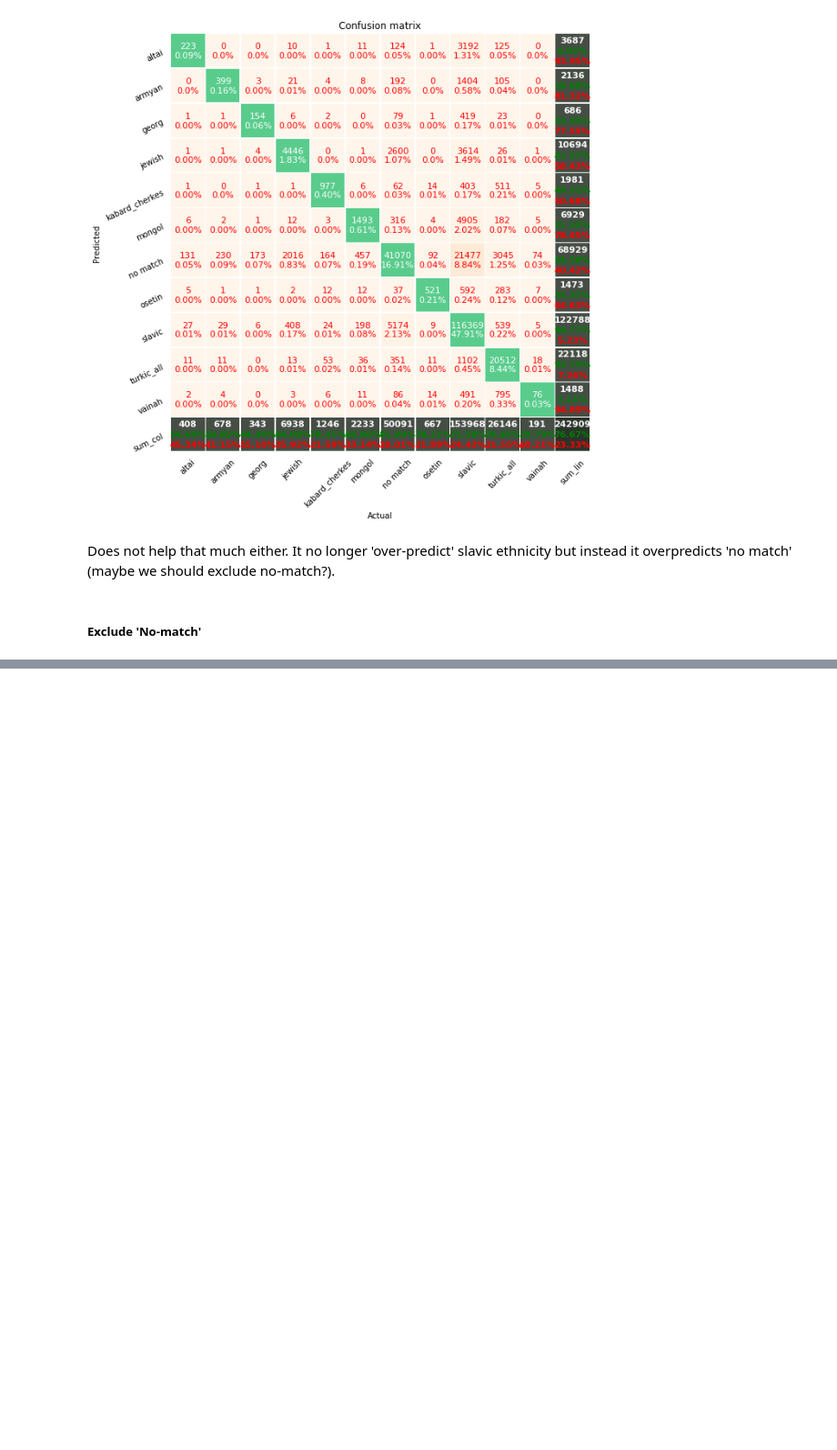
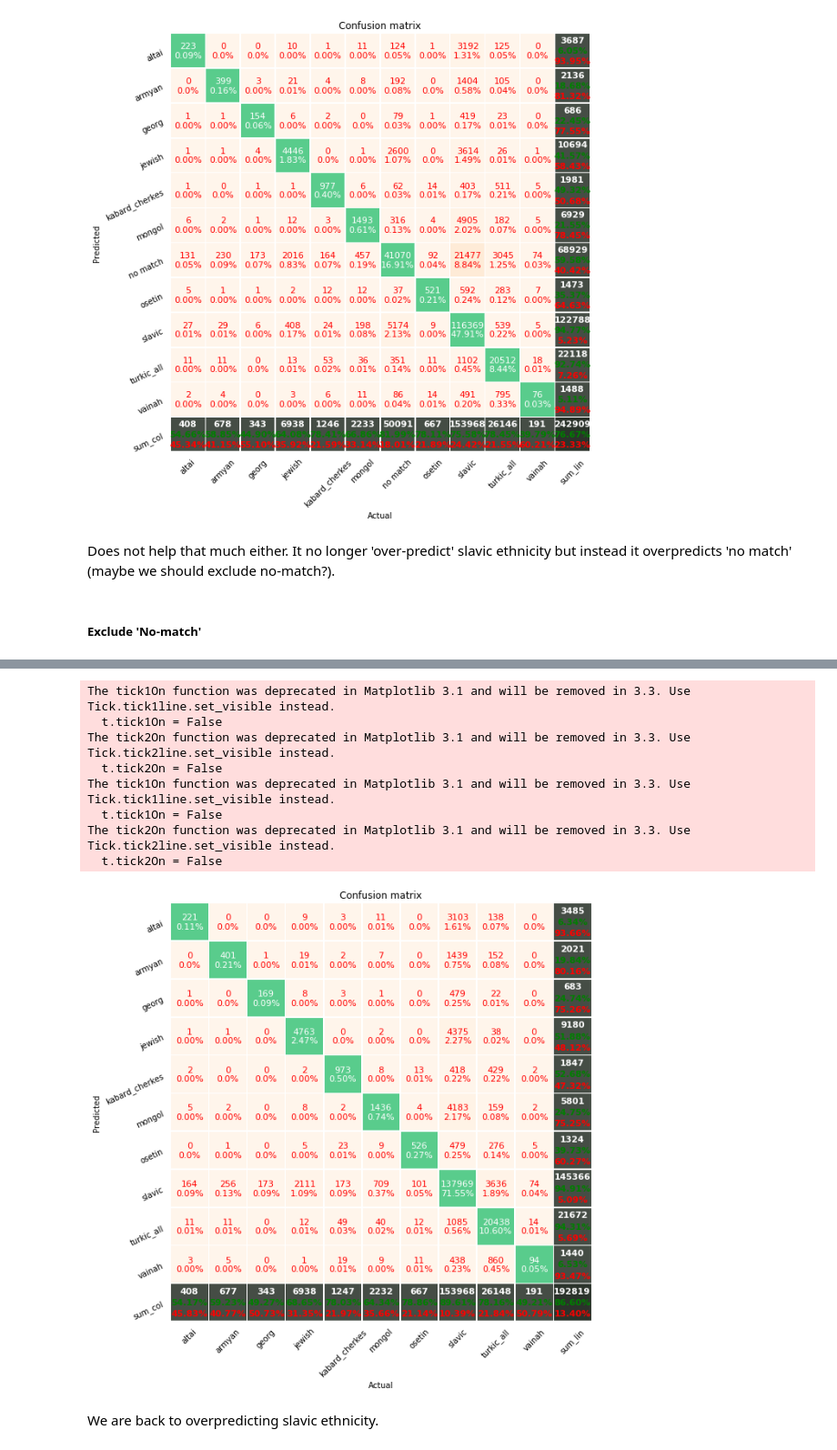
Before and after one commit to martin-kosiik/predicting-ethnicity-from-names, a Jupyter notebook: Ethnicity_prediction_code.ipynb, the cells around one changed output, grey strips where cells are left out. Shown: that part at 91% size. Drawn from its saved outputs; the diff is of its cells as text; code cells hidden in the pictures; blank space fills up the shorter version.

Commit message:
exclude no ethnicity match

```diff
--- a/Ethnicity_prediction_code.ipynb
+++ b/Ethnicity_prediction_code.ipynb
@@ -524,7 +524,8 @@ memorial_data_excl_nm.ethnicity_col = memorial_data_excl_nm.ethnicity_col.astype
 y_col_excl_nm = memorial_data_excl_nm.ethnicity_col.cat.codes
 
 
-X_train,  X_test, y_train, y_test = train_test_split(X_excl_nm, y_col_excl_nm, test_size=0.2, random_state=2020, stratify=y)
+X_train,  X_test, y_train, y_test = train_test_split(X_excl_nm, y_col_excl_nm, test_size=0.2, random_state=2020, stratify=y_col_excl_nm)
+X_train_resampled, y_train_resampled = ros.fit_resample(X_train.array.to_numpy().reshape(-1, 1), y_train.array)
 # %% [output]
 A value is trying to be set on a copy of a slice from a DataFrame.
 Try using .loc[row_indexer,col_indexer] = value instead
@@ -534,0 +535,8 @@ ValueError: Found input variables with inconsistent numbers of samples: [964092,
+# %%
+model_cal.fit(pd.DataFrame(X_train_resampled, columns = ["X"]).X.astype(str), y_train_resampled)
+y_pred_cal = model_cal.predict(pd.DataFrame(X_test.array.to_numpy().reshape(-1, 1), columns = ["X"]).X.astype(str))
+probs_cal = model_cal.predict_proba(pd.DataFrame(X_test.array.to_numpy().reshape(-1, 1), columns = ["X"]).X.astype(str))
+# %%
+target_names = list(memorial_data_excl_nm.ethnicity_col.astype('category').cat.categories)
+
+print(classification_report(y_test, y_pred_cal, target_names=target_names))
@@ -534,0 +560,14 @@ ValueError: Found input variables with inconsistent numbers of samples: [964092,
+# %%
+cm.plot_confusion_matrix_from_data(y_test, y_pred_cal, columns=target_names, figsize=[32, 32], fz=13)
+# %% [output]
+The tick1On function was deprecated in Matplotlib 3.1 and will be removed in 3.3. Use Tick.tick1line.set_visible instead.
+  t.tick1On = False
+The tick2On function was deprecated in Matplotlib 3.1 and will be removed in 3.3. Use Tick.tick2line.set_visible instead.
+  t.tick2On = False
+The tick1On function was deprecated in Matplotlib 3.1 and will be removed in 3.3. Use Tick.tick1line.set_visible instead.
+  t.tick1On = False
+The tick2On function was deprecated in Matplotlib 3.1 and will be removed in 3.3. Use Tick.tick2line.set_visible instead.
+  t.tick2On = False
+[figure, added]
+# %% [markdown]
+We are back to overpredicting slavic ethnicity.
```
Also changed, not shown: parts of 2 cells of this notebook.
